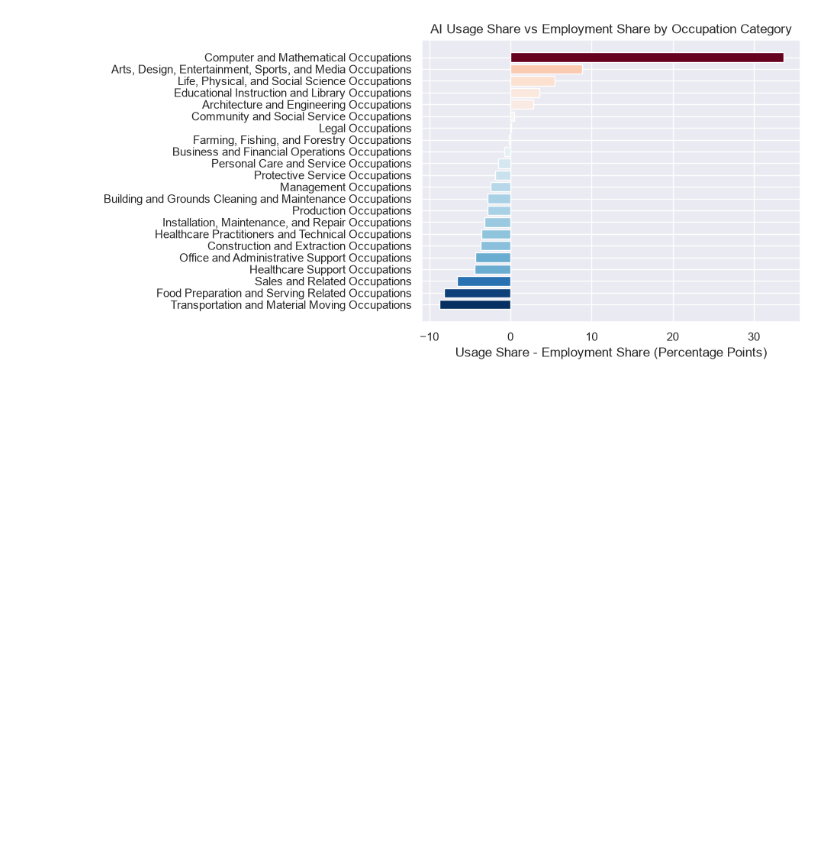
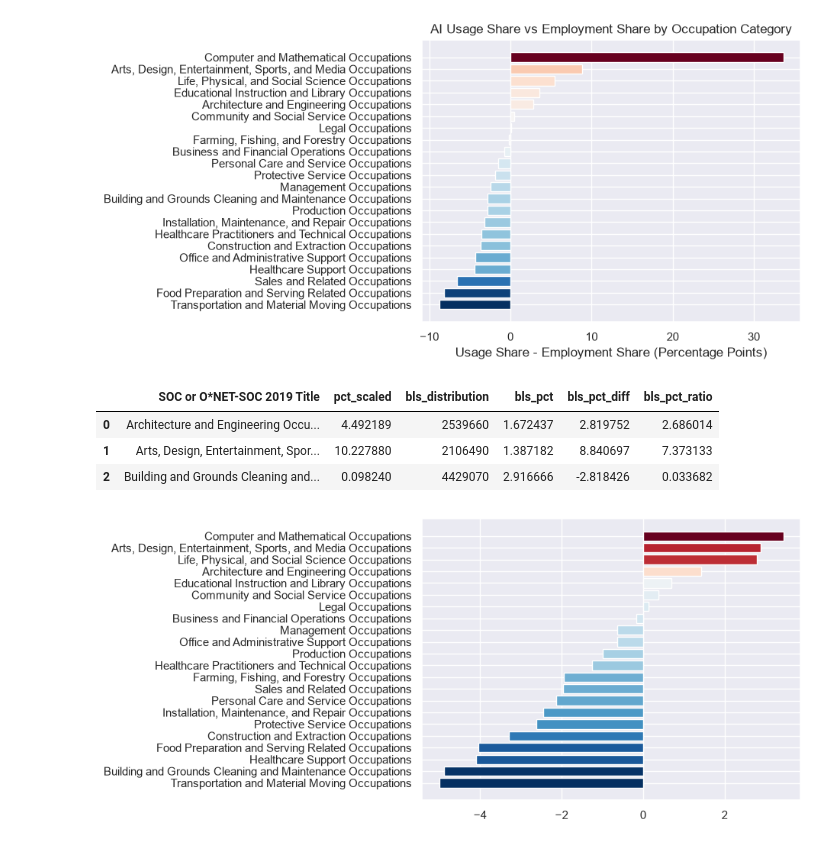
Before and after one commit to zaki-rogers/ai-labour-market-exposure, a Jupyter notebook: 01_eda.ipynb, the cells around one changed output. Drawn from its saved outputs; the diff is of its cells as text; code cells hidden in the pictures; blank space fills up the shorter version.

Commit message:
Add AI Usage Relative to Employment Share by Occupation Category

```diff
--- a/01_eda.ipynb
+++ b/01_eda.ipynb
@@ -524,3 +523,31 @@ ax.set_xlabel("Usage Share - Employment Share (Percentage Points)")
 plt.show()
 # %% [output]
 [figure]
+# %%
+category_comparison.head(3)
+# %% [output]
+|  | SOC or O*NET-SOC 2019 Title | pct_scaled | bls_distribution | bls_pct | bls_pct_diff | bls_pct_ratio |
+| 0 | Architecture and Engineering Occu... | 4.492189 | 2539660 | 1.672437 | 2.819752 | 2.686014 |
+| 1 | Arts, Design, Entertainment, Spor... | 10.227880 | 2106490 | 1.387182 | 8.840697 | 7.373133 |
+| 2 | Building and Grounds Cleaning and... | 0.098240 | 4429070 | 2.916666 | -2.818426 | 0.033682 |
+# %%
+# log transformation column
+category_comparison["log2_ratio"] = np.log2(category_comparison["bls_pct_ratio"])
+
+# sort category_comparison by bls_pct_ratio
+category_comparison_sorted_ratio = category_comparison.sort_values(by="bls_pct_ratio")
+# %%
+norm = mcolors.TwoSlopeNorm(
+    vmin=category_comparison_sorted_ratio["log2_ratio"].min(),
+    vcenter=1,
+    vmax=category_comparison_sorted_ratio["log2_ratio"].max()
+)
+colors = plt.cm.RdBu_r(norm(category_comparison_sorted_ratio["log2_ratio"]))
+
+fig, ax = plt.subplots()
+ax.barh(category_comparison_sorted_ratio["SOC or O*NET-SOC 2019 Title"], category_comparison_sorted_ratio["log2_ratio"], color=colors)
+ax.set_title("")
+ax.set_xlabel("")
+plt.show()
+# %% [output]
+[figure, added]
```
Also changed, not shown: parts of 3 cells of this notebook.
